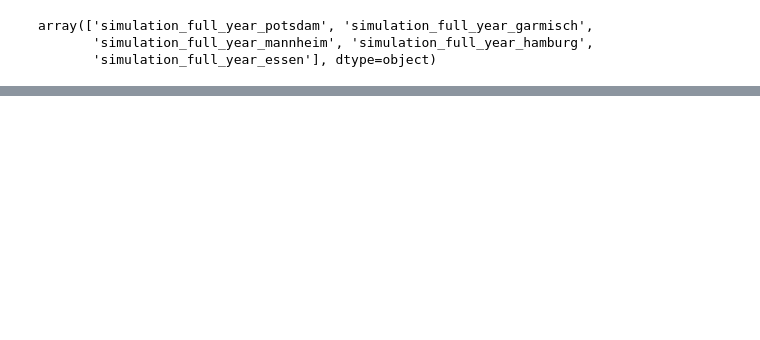
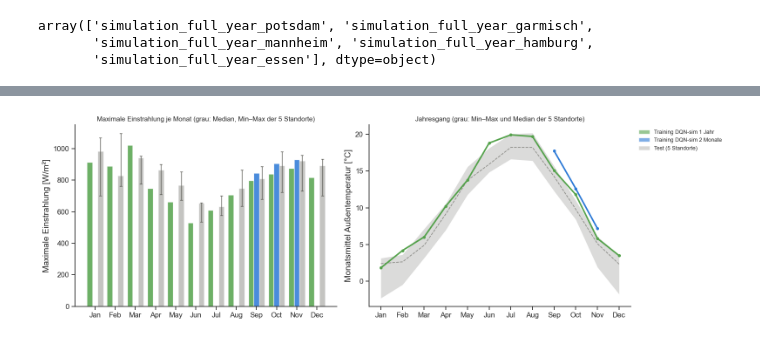
Before and after one commit to ClLuisa/DTFS, a Jupyter notebook: visualization_test_year.ipynb, the cells around one changed output, grey strips where cells are left out. Drawn from its saved outputs; the diff is of its cells as text; code cells hidden in the pictures; blank space fills up the shorter version.

```diff
--- a/visualization_test_year.ipynb
+++ b/visualization_test_year.ipynb
@@ -1034,0 +663,84 @@ fig.tight_layout()
+# %%
+# ---------- Trainingswetter (1 Jahr, 2 Monate) vs. Testwetter (5 Standorte) ----------
+from matplotlib.patches import Patch
+
+WEATHER_TRAINING = ["DQN-sim 1 Jahr", "DQN-sim 2 Monate"]
+TEST_COLOR = "#8a8a85"
+DAY_RAD = 5          # W/m², darunter = Nacht
+YEAR_START = pd.Timestamp("2026-01-01")
+
+weather_sets = {}  # Name -> (DataFrame, Farbe, ist Training)
+for agent in WEATHER_TRAINING:
+    tr = training[training["folder"] == TRAINING_RUNS[agent][0]]   # Wetter ist für alle Seeds gleich
+    weather_sets[f"Training {agent}"] = (tr, AGENT_COLORS[agent], True)
+test_weather = ev[ev["agent"] == "Regelbasiert"]                    # Wetter ist für alle Agenten gleich
+for city in CITY_MARKERS:
+    weather_sets[f"Test {city}"] = (test_weather[test_weather["city"] == city], TEST_COLOR, False)
+
+fig, axes = plt.subplots(1, 2, figsize=(16, 5))
+
+# --- Monatswerte je Datensatz ---
+monthly, monthly_rad = {}, {}
+for name, (df, _, _) in weather_sets.items():
+    month = (YEAR_START + pd.to_timedelta(df["current_time"], unit="h")).dt.month
+    monthly[name] = df.groupby(month)["dry_bulb_temperature"].mean()
+    monthly_rad[name] = df.groupby(month)["total_horizontal_radiation"].max()
+test_names = [n for n in weather_sets if n.startswith("Test")]
+months = np.arange(1, 13)
+
+# --- links: maximale Einstrahlung je Monat; Test = Median der 5 Standorte, Fehlerbalken Min-Max ---
+ax = axes[0]
+test_rad = pd.DataFrame({n: monthly_rad[n] for n in test_names}).reindex(months)
+bar_w = 0.27
+ax.bar(months - bar_w, monthly_rad["Training DQN-sim 1 Jahr"].reindex(months), width=bar_w,
+       color=AGENT_COLORS["DQN-sim 1 Jahr"], alpha=0.85)
+ax.bar(months, monthly_rad["Training DQN-sim 2 Monate"].reindex(months), width=bar_w,
+       color=AGENT_COLORS["DQN-sim 2 Monate"], alpha=0.85)
+test_med = test_rad.median(axis=1)
+ax.bar(months + bar_w, test_med, width=bar_w, color=TEST_COLOR, alpha=0.5,
+       yerr=[test_med - test_rad.min(axis=1), test_rad.max(axis=1) - test_med],
+       error_kw=dict(ecolor="#55554f", lw=1, capsize=2))
+ax.set_xticks(months, [pd.Timestamp(2026, m, 1).strftime("%b") for m in months])
+ax.set_ylabel("Maximale Einstrahlung [W/m²]")
+ax.set_title("Maximale Einstrahlung je Monat (grau: Median, Min–Max der 5 Standorte)", fontsize=11)
+
+# --- rechts: Jahresgang; Test als grauer Bereich (Min-Max über die Standorte) ---
+ax = axes[1]
+test_monthly = pd.DataFrame({n: monthly[n] for n in test_names})
+ax.fill_between(test_monthly.index, test_monthly.min(axis=1), test_monthly.max(axis=1),
+                color=TEST_COLOR, alpha=0.3, linewidth=0)
+ax.plot(test_monthly.index, test_monthly.median(axis=1), color=TEST_COLOR, lw=1.2, ls="--")
+for agent in WEATHER_TRAINING:
+    m = monthly[f"Training {agent}"]
+    ax.plot(m.index, m.values, color=AGENT_COLORS[agent], lw=2.5, marker="o", ms=4)
+ax.set_xticks(range(1, 13), [pd.Timestamp(2026, m, 1).strftime("%b") for m in range(1, 13)])
+ax.set_ylabel("Monatsmittel Außentemperatur [°C]")
+ax.set_title("Jahresgang (grau: Min–Max und Median der 5 Standorte)", fontsize=11)
+
+for ax in axes:
+    ax.spines[["top", "right"]].set_visible(False)
+handles = [Patch(facecolor=AGENT_COLORS[a], alpha=0.6, label=f"Training {a}") for a in WEATHER_TRAINING]
+handles += [Patch(facecolor=TEST_COLOR, alpha=0.35, label="Test (5 Standorte)")]
+axes[1].legend(handles=handles, frameon=False, fontsize=9, loc="upper left", bbox_to_anchor=(1.01, 1))
+plt.tight_layout()
+plt.show()
+
+# Kennzahlen je Datensatz
+rows = []
+for name, (df, _, _) in weather_sets.items():
+    t = df["dry_bulb_temperature"]
+    r = df["total_horizontal_radiation"]
+    rows.append({
+        "Datensatz": name,
+        "Stunden": len(df) * TIMESTEP_H,
+        "T_amb Mittel [°C]": t.mean(),
+        "T_amb 5 % [°C]": t.quantile(0.05),
+        "T_amb 95 % [°C]": t.quantile(0.95),
+        "Anteil < 0 °C [%]": (t < 0).mean() * 100,
+        "Anteil > 25 °C [%]": (t > 25).mean() * 100,
+        "Einstrahlung Tag Mittel [W/m²]": r[r > DAY_RAD].mean(),
+        "Einstrahlung 99 % [W/m²]": r.quantile(0.99),
+    })
+pd.DataFrame(rows).set_index("Datensatz").round(1)
+# %% [output]
+[figure, added]
```
Also changed, not shown: parts of 42 cells of this notebook, 2 other files.
